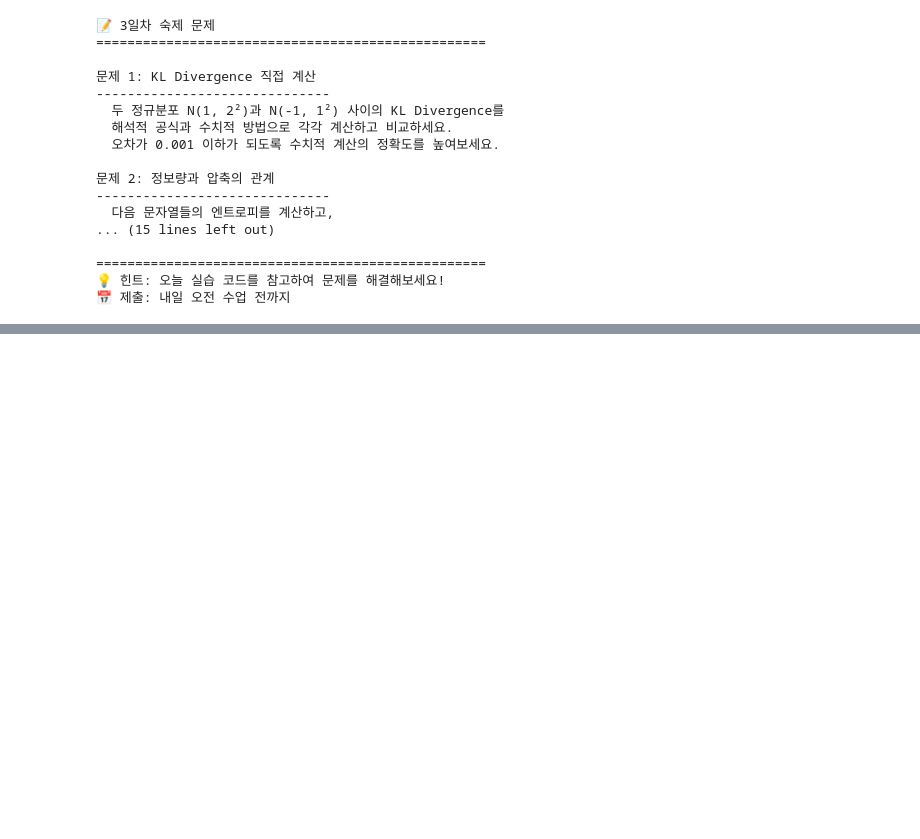
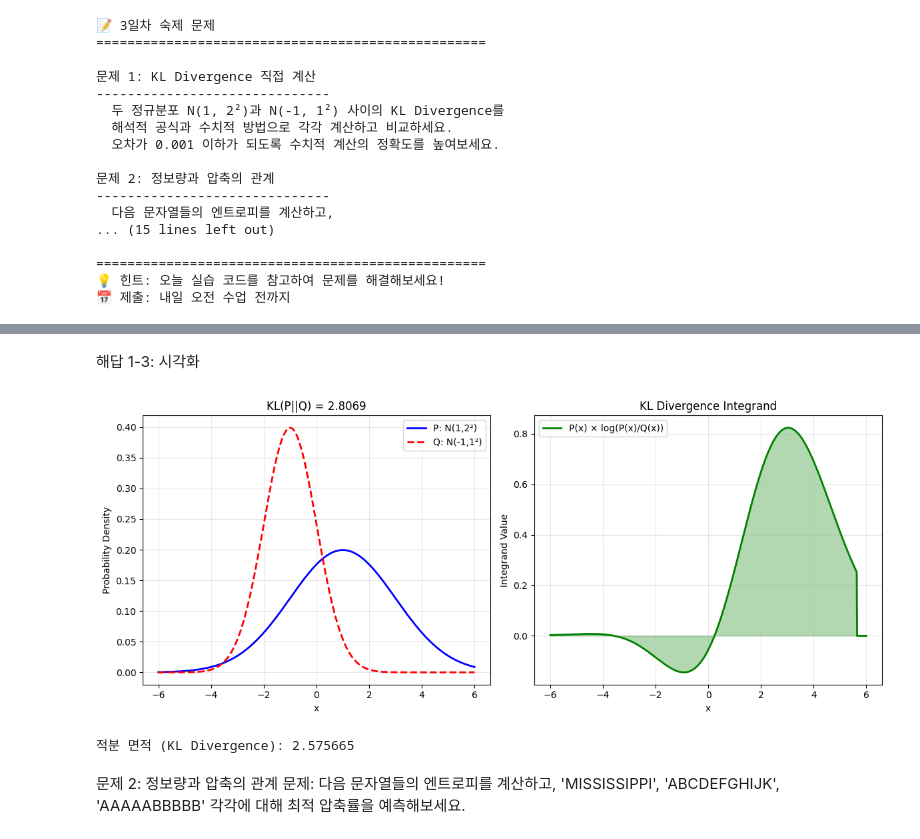
Before and after one commit to gni29/deeplearning-curriculum, a Jupyter notebook: code-implementations/week01/day03/homework.ipynb, the cells around one changed output, grey strips where cells are left out. Drawn from its saved outputs; the diff is of its cells as text; code cells hidden in the pictures; blank space fills up the shorter version.

```diff
--- a/code-implementations/week01/day03/homework.ipynb
+++ b/code-implementations/week01/day03/homework.ipynb
@@ -172,0 +264,43 @@ homework_problems()
+# %% [markdown]
+해답 1-3: 시각화
+# %%
+# 두 분포 시각화
+x = np.linspace(-6, 6, 1000)
+p_dist = stats.norm.pdf(x, mu1, sigma1)
+q_dist = stats.norm.pdf(x, mu2, sigma2)
+
+plt.figure(figsize=(12, 5))
+
+plt.subplot(1, 2, 1)
+plt.plot(x, p_dist, 'b-', linewidth=2, label=f'P: N({mu1},{sigma1}²)')
+plt.plot(x, q_dist, 'r--', linewidth=2, label=f'Q: N({mu2},{sigma2}²)')
+plt.title(f'KL(P||Q) = {kl_analytical:.4f}')
+plt.xlabel('x')
+plt.ylabel('Probability Density')
+plt.legend()
+plt.grid(True, alpha=0.3)
+
+# KL integrand 시각화
+plt.subplot(1, 2, 2)
+mask = (p_dist > 1e-10) & (q_dist > 1e-10)
+integrand = np.zeros_like(x)
+integrand[mask] = p_dist[mask] * np.log(p_dist[mask] / q_dist[mask])
+
+plt.plot(x, integrand, 'g-', linewidth=2, label='P(x) × log(P(x)/Q(x))')
+plt.fill_between(x, integrand, alpha=0.3, color='green')
+plt.title('KL Divergence Integrand')
+plt.xlabel('x')
+plt.ylabel('Integrand Value')
+plt.legend()
+plt.grid(True, alpha=0.3)
+
+plt.tight_layout()
+plt.show()
+
+print(f"적분 면적 (KL Divergence): {np.trapz(integrand, x):.6f}")
+# %% [output]
+[figure, added]
+적분 면적 (KL Divergence): 2.575665
+# %% [markdown]
+문제 2: 정보량과 압축의 관계
+    문제: 다음 문자열들의 엔트로피를 계산하고, 'MISSISSIPPI', 'ABCDEFGHIJK', 'AAAAABBBBB' 각각에 대해 최적 압축률을 예측해보세요.
```
Also changed, not shown: parts of 16 cells of this notebook.
